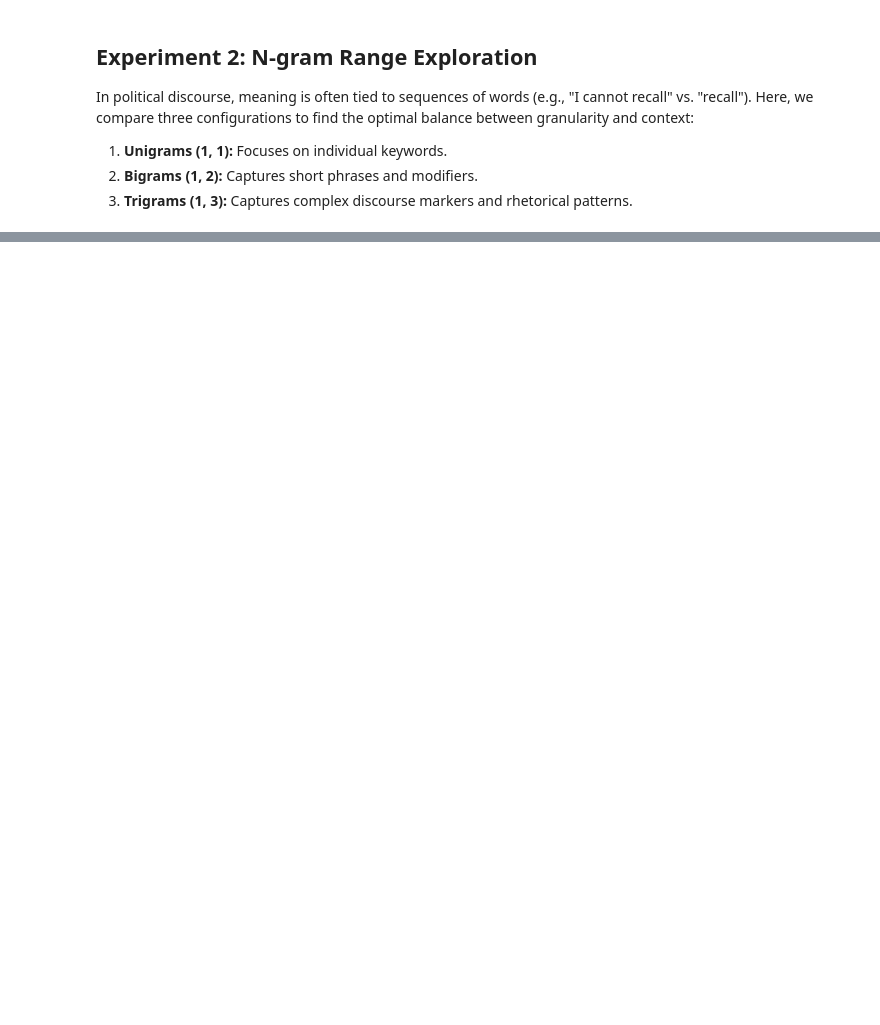
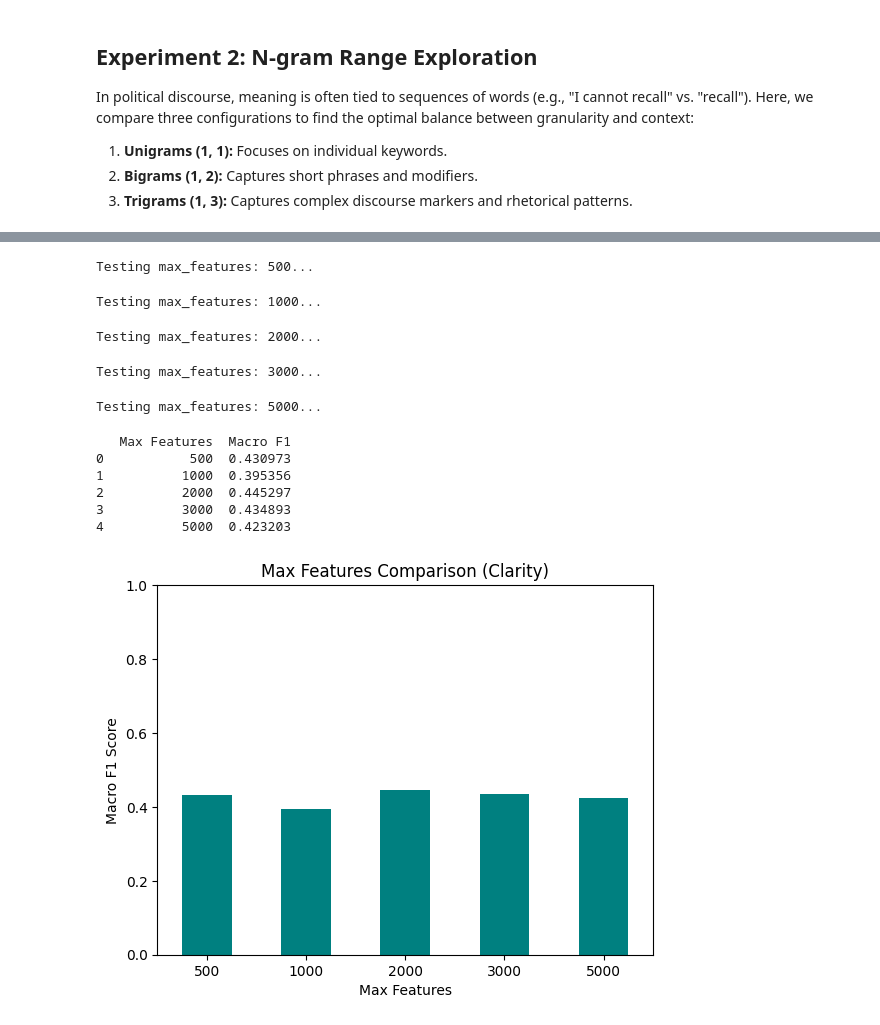
Before and after one commit to pina131714/NLP_Assignment_1, a Jupyter notebook: Phase_2.ipynb, the cells around one changed output, grey strips where cells are left out. Saved outputs shown, nothing was run; the diff lists cells and outputs as text; code cells hidden in the pictures; blank space fills up the shorter version.

```diff
--- a/Phase_2.ipynb
+++ b/Phase_2.ipynb
@@ -146,11 +146,11 @@ ngram_ranges = [(1, 1), (1, 2), (1, 3)]
 for rng in ngram_ranges:
     print(f"Testing N-gram range: {rng}...")
 
-    vec = TfidfVectorizer(ngram_range=rng, max_features=10000)
+    vec = TfidfVectorizer(stop_words='english', ngram_range=rng, max_features=1000)
     X_train_vec = vec.fit_transform(train_df['sub_q_context'])
     X_val_vec = vec.transform(val_df['sub_q_context'])
 
-    clf = LogisticRegression(max_iter=1000, class_weight='balanced', random_state=SEED)
+    clf = LogisticRegression(max_iter=1000, multi_class="multinomial", random_state=SEED)
     clf.fit(X_train_vec, y_train_clarity)
 
     from sklearn.metrics import f1_score
@@ -177,0 +187,43 @@ Testing N-gram range: (1, 3)...
+# %%
+max_features_results = []
+max_features_values = [500, 1000, 2000, 3000, 5000]
+
+for max_feat in max_features_values:
+    print(f"Testing max_features: {max_feat}...")
+
+    vec = TfidfVectorizer(stop_words='english', ngram_range=(1, 2), max_features=max_feat)
+    X_train_vec = vec.fit_transform(train_df['sub_q_context'])
+    X_val_vec = vec.transform(val_df['sub_q_context'])
+
+    clf = LogisticRegression(max_iter=1000, multi_class="multinomial", random_state=SEED)
+    clf.fit(X_train_vec, y_train_clarity)
+
+    from sklearn.metrics import f1_score
+    score = f1_score(y_val_clarity, clf.predict(X_val_vec), average='macro')
+
+    max_features_results.append({'Max Features': max_feat, 'Macro F1': score})
+
+max_features_comparison_df = pd.DataFrame(max_features_results)
+print(max_features_comparison_df)
+
+# Plotting
+max_features_comparison_df.plot(x='Max Features', y='Macro F1', kind='bar', color='teal', legend=False)
+plt.title('Max Features Comparison (Clarity)')
+plt.xlabel('Max Features')
+plt.ylabel('Macro F1 Score')
+plt.ylim(0, 1.0)
+plt.xticks(rotation=0)
+plt.show()
+# %% [output]
+Testing max_features: 500...
+Testing max_features: 1000...
+Testing max_features: 2000...
+Testing max_features: 3000...
+Testing max_features: 5000...
+   Max Features  Macro F1
+0           500  0.430973
+1          1000  0.395356
+2          2000  0.445297
+3          3000  0.434893
+4          5000  0.423203
+[figure, added]
```
Also changed, not shown: parts of 5 cells of this notebook, 1 other file.
